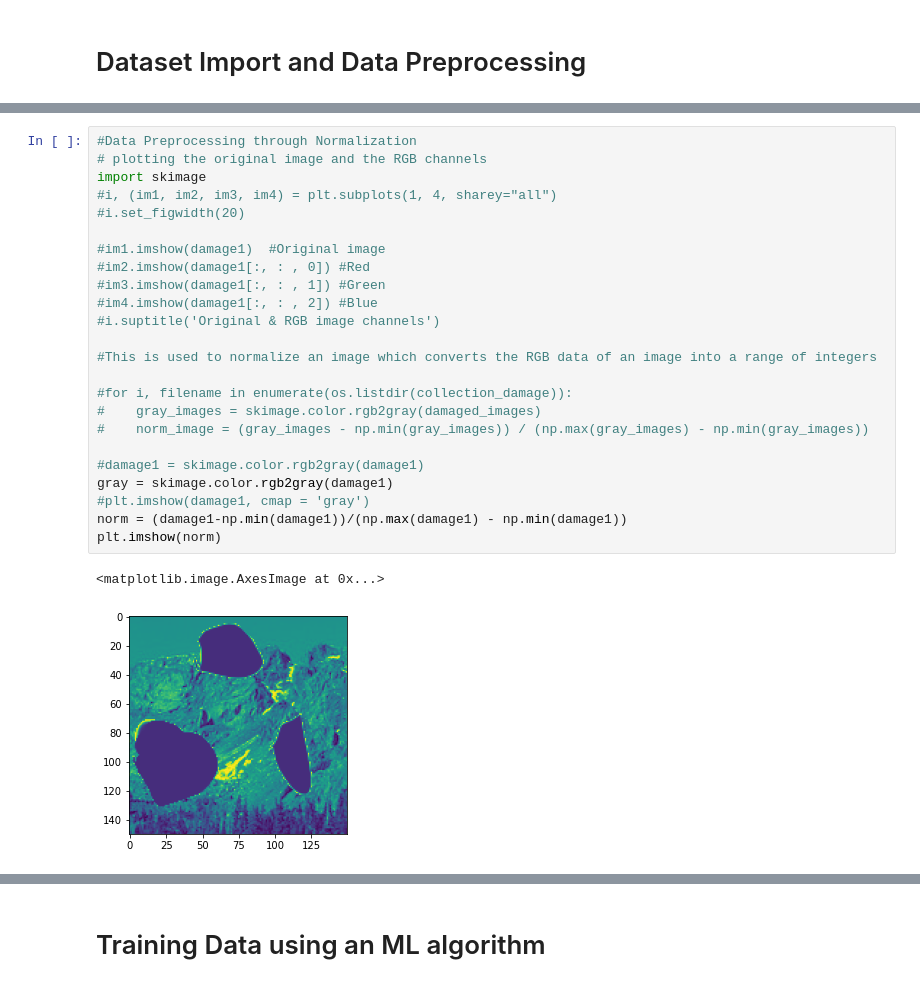
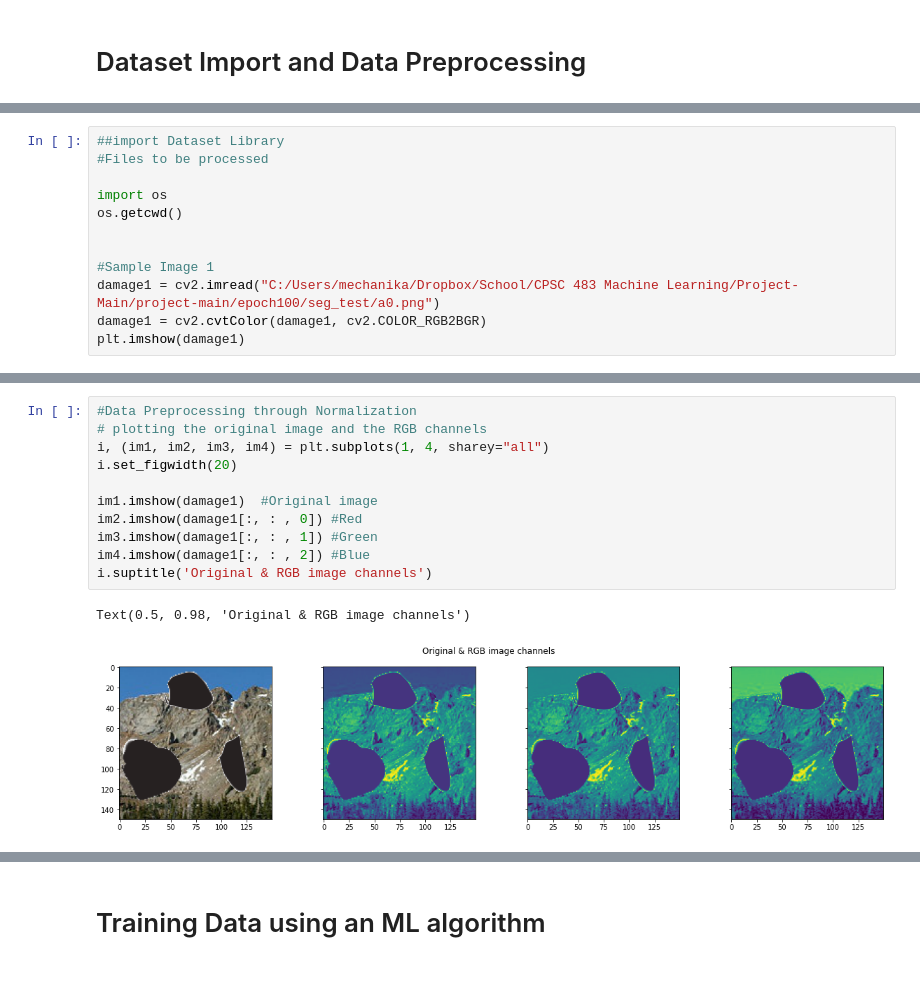
Before and after one commit to rkcho317/CPSC483Proj-Main, a Jupyter notebook: Project483_RepairImage.ipynb, the cells around one changed output, grey strips where cells are left out. Saved outputs shown, nothing was run; the diff lists cells and outputs as text.

```diff
--- a/Project483_RepairImage.ipynb
+++ b/Project483_RepairImage.ipynb
@@ -35,0 +13,12 @@ damage1 = cv2.imread("C:/Users/mechanika/Dropbox/School/CPSC 483 Machine Learnin
+# %%
+##import Dataset Library
+#Files to be processed
+
+import os
+os.getcwd()
+
+
+#Sample Image 1
+damage1 = cv2.imread("C:/Users/mechanika/Dropbox/School/CPSC 483 Machine Learning/Project-Main/project-main/epoch100/seg_test/a0.png")
+damage1 = cv2.cvtColor(damage1, cv2.COLOR_RGB2BGR)
+plt.imshow(damage1)
@@ -36,27 +28,14 @@ damage1 = cv2.imread("C:/Users/mechanika/Dropbox/School/CPSC 483 Machine Learnin
 # %%
 #Data Preprocessing through Normalization
 # plotting the original image and the RGB channels
-import skimage
-#i, (im1, im2, im3, im4) = plt.subplots(1, 4, sharey="all")
-#i.set_figwidth(20)
+i, (im1, im2, im3, im4) = plt.subplots(1, 4, sharey="all")
+i.set_figwidth(20)
 
-#im1.imshow(damage1)  #Original image
-#im2.imshow(damage1[:, : , 0]) #Red
-#im3.imshow(damage1[:, : , 1]) #Green
-#im4.imshow(damage1[:, : , 2]) #Blue
-#i.suptitle('Original & RGB image channels')
-
-#This is used to normalize an image which converts the RGB data of an image into a range of integers
-
-#for i, filename in enumerate(os.listdir(collection_damage)):
-#    gray_images = skimage.color.rgb2gray(damaged_images)
-#    norm_image = (gray_images - np.min(gray_images)) / (np.max(gray_images) - np.min(gray_images))
-
-#damage1 = skimage.color.rgb2gray(damage1)
-gray = skimage.color.rgb2gray(damage1)
-#plt.imshow(damage1, cmap = 'gray')
-norm = (damage1-np.min(damage1))/(np.max(damage1) - np.min(damage1))
-plt.imshow(norm)
+im1.imshow(damage1)  #Original image
+im2.imshow(damage1[:, : , 0]) #Red
+im3.imshow(damage1[:, : , 1]) #Green
+im4.imshow(damage1[:, : , 2]) #Blue
+i.suptitle('Original & RGB image channels')
 # %% [output]
-<matplotlib.image.AxesImage at 0x...>
+Text(0.5, 0.98, 'Original & RGB image channels')
-[figure, old version]
+[figure, new version]
```
Also changed, not shown: parts of 11 cells of this notebook, 2 other files.
